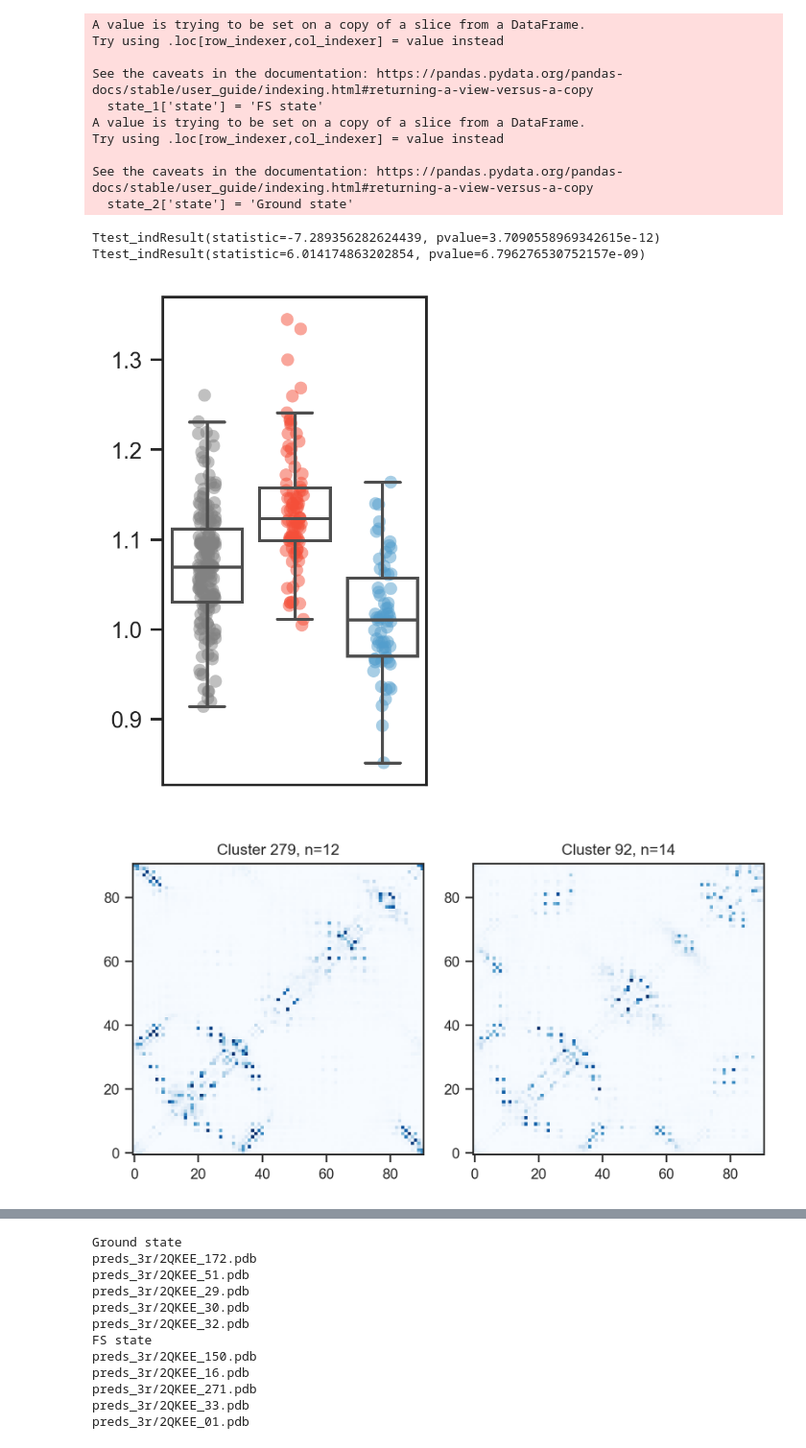
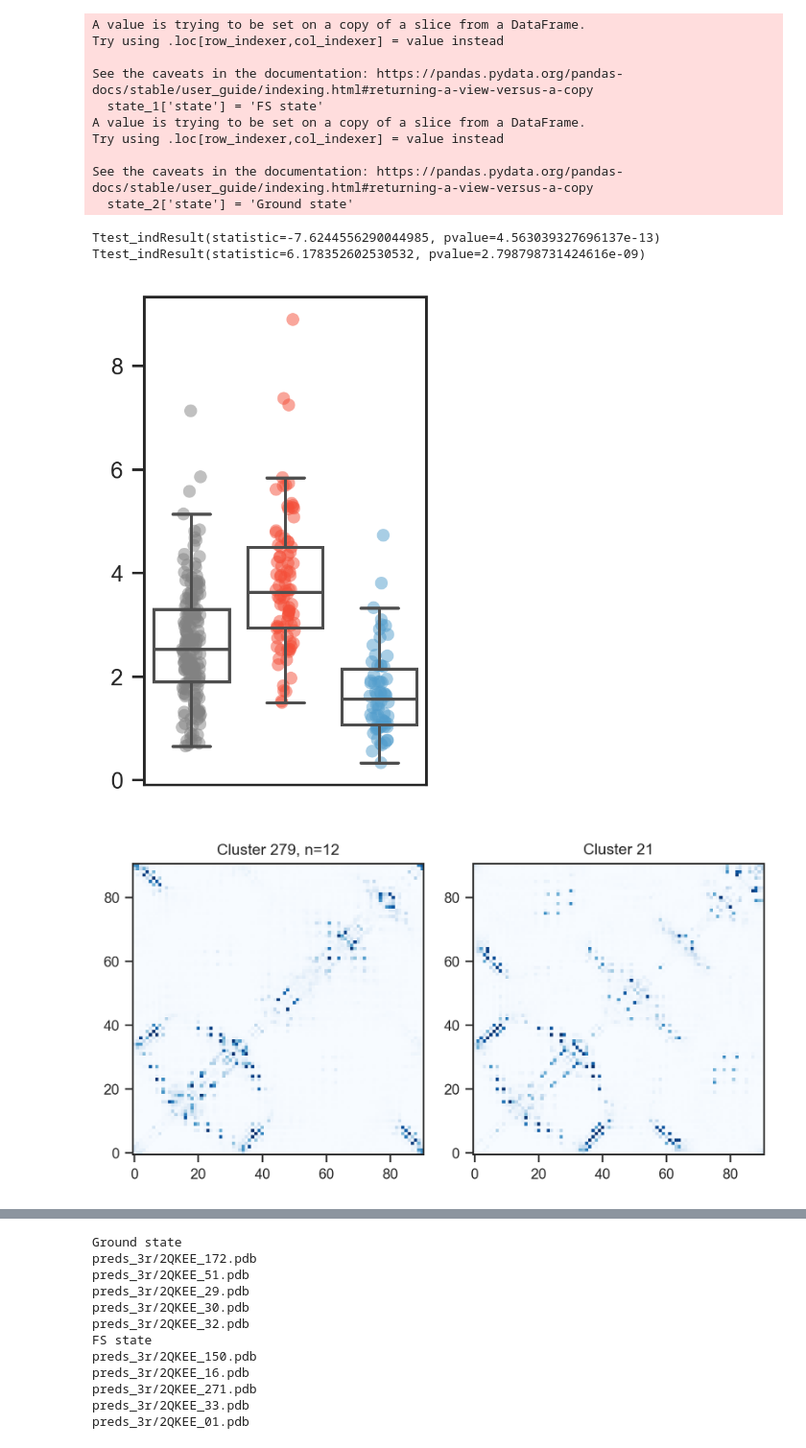
Before and after one commit to HWaymentSteele/AF_Cluster, a Jupyter notebook: data_sep2022/00_KaiB/KaiB_landscape_figures.ipynb, the cells around one changed output, grey strips where cells are left out. Shown at 96% size. Cells and saved outputs as stored; diff of their text form; code cells hidden in the pictures.

```diff
--- a/data_sep2022/00_KaiB/KaiB_landscape_figures.ipynb
+++ b/data_sep2022/00_KaiB/KaiB_landscape_figures.ipynb
@@ -25,7 +25,7 @@ def jitterbox(**kwargs):
 %pylab is deprecated, use %matplotlib inline and import the required libraries.
 Populating the interactive namespace from numpy and matplotlib
 # %%
-df = pd.read_json('KaiB_feats.json.zip')
+df = pd.read_json('KaiB_feats_3recycles.json.zip')
 df['cluster_ind'] = [os.path.basename(x.replace('.pdb','')).split('_')[-1] for x in df['pdb']]
 
 def get_type(pdb):
@@ -161,7 +168,7 @@ def get_contact_map(pdb_file, size=None, start_pos=0, end_pos=-1):
         size = contacts.shape[0]
 
     arr=np.zeros([size, size])
-    arr[np.where(contacts[start_pos:end_pos, start_pos:end_pos]<0.8)]=1
+    arr[np.where(contacts[start_pos:end_pos, start_pos:end_pos]<0.5)]=1
 
     return arr
 
@@ -172,6 +187,6 @@ def score_contact_map(arr, gt_arr):
 
     return np.sum(np.multiply(arr, gt_arr))/np.sum(gt_arr)
 
-tree_df['contact_map_msaT_2qke_score'] = tree_df.apply(lambda row: score_contact_map(row['msaT_arr'], contacts_2qke), axis=1)
-tree_df['contact_map_msaT_5jyt_score'] = tree_df.apply(lambda row: score_contact_map(row['msaT_arr'], contacts_5jyt), axis=1)
+tree_df['contact_map_msaT_2qke_score'] = tree_df.apply(lambda row: score_contact_map(row['msaT_arr'], np.clip(contacts_2qke-contacts_5jyt,0,1)), axis=1)
+tree_df['contact_map_msaT_5jyt_score'] = tree_df.apply(lambda row: score_contact_map(row['msaT_arr'], np.clip(contacts_5jyt-contacts_2qke,0,1)), axis=1)
 tree_df['score_ratio'] = tree_df.apply(lambda row: row['contact_map_msaT_5jyt_score']/row['contact_map_msaT_2qke_score'], axis=1)
@@ -232,22 +271,22 @@ print(ttest_ind(tree_df.loc[tree_df.state=='Other']['score_ratio'], tree_df.loc[
 tight_layout()
 #savefig('MSA_transformer_score.pdf',bbox_inches='tight')
 # %% [output]
-Ttest_indResult(statistic=-7.289356282624439, pvalue=3.7090558969342615e-12)
-Ttest_indResult(statistic=6.014174863202854, pvalue=6.796276530752157e-09)
+Ttest_indResult(statistic=-7.6244556290044985, pvalue=4.563039327696137e-13)
+Ttest_indResult(statistic=6.178352602530532, pvalue=2.798798731424616e-09)
-[figure, old version]
+[figure, new version]
 # %%
 figure(figsize=(6,3))
 subplot(1,2,1)
 row=tree_df.sort_values('score_ratio').iloc[0]
 title('Cluster 279, n=12')
 imshow(row['msaT_arr'],origin='lower', cmap='Blues')
 
 subplot(1,2,2)
 row=tree_df.sort_values('score_ratio').iloc[-1]
 imshow(row['msaT_arr'],origin='lower', cmap='Blues')
-title('Cluster 92, n=14')
+title('Cluster 21')
 tight_layout()
 
 #savefig('example_msa_transformer_plots.pdf',bbox_inches='tight')
 # %% [output]
-[figure, old version]
+[figure, new version]
```
Also changed, not shown: parts of 12 cells of this notebook.
